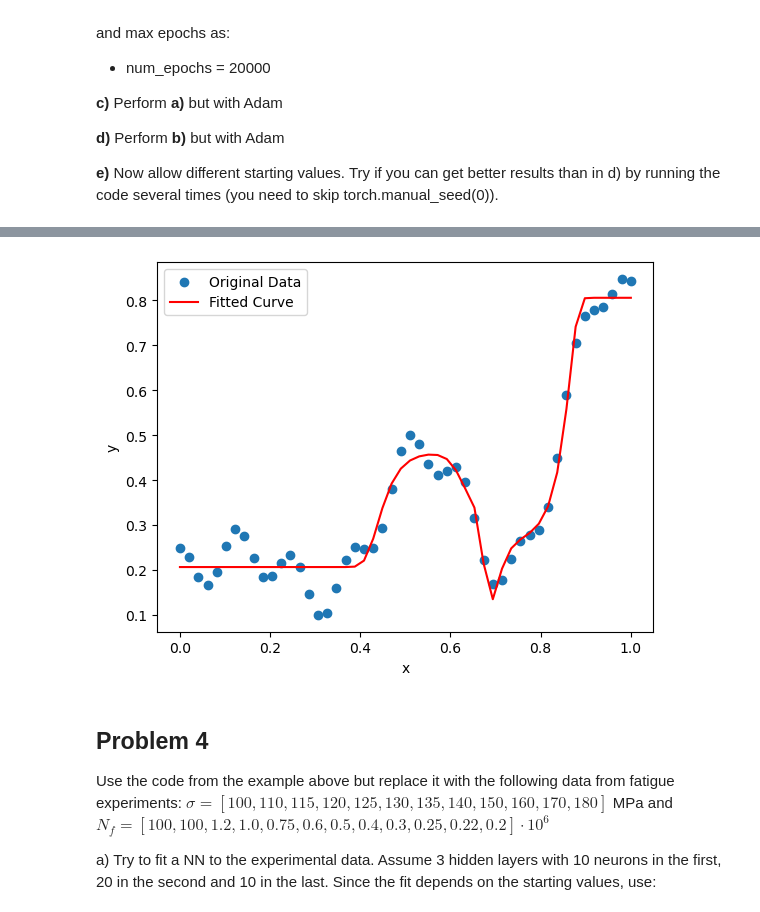
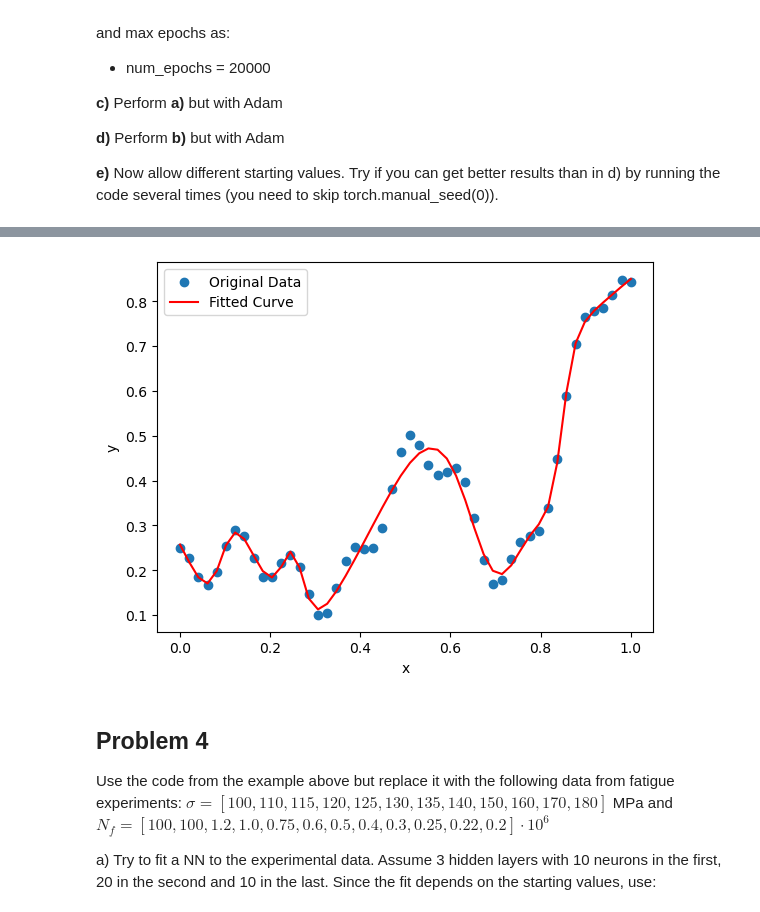
Before and after one commit to Willepq/IMS135, a Jupyter notebook: Problems/nn_problems_formulations.ipynb, the cells around one changed output, grey strips where cells are left out. Cells and saved outputs as stored; diff of their text form; code cells hidden in the pictures.

```diff
--- a/Problems/nn_problems_formulations.ipynb
+++ b/Problems/nn_problems_formulations.ipynb
@@ -177,6 +177,7 @@ def my_nn(x,y,lambda_l1,optim_alg):
             self.fc3 = nn.Linear(10, 10)
             self.fc5 = nn.Linear(10, 1)
             self.sigmoid = nn.Sigmoid()
+            self.tanh = nn.Tanh()
 
         def forward(self, x):
             x = self.sigmoid(self.fc1(x))
@@ -255,6 +256,7 @@ def my_nn(x,y,lambda_l1,optim_alg):
                 print(f"Optimizer has converged. Stopping training.")
                 break
 
+
     # Plot the original data and the fitted curve
     plt.scatter(x, y, label='Original Data')
     plt.plot(x, model(x_tensor).detach().numpy(), 'r', label='Fitted Curve')
@@ -265,7 +267,7 @@ def my_nn(x,y,lambda_l1,optim_alg):
 
     return model
 
-optim_alg='LBFGS'  #'LBFGS'
+optim_alg='Adam'  #'LBFGS'
 # Define the L1 regularization strength (lambda)
 lambda_l1 = 0  # You can adjust this value
 mymodel=my_nn(x,y,lambda_l1,optim_alg)
@@ -281,4 +295,4 @@ Optimizer has converged. Stopping training.
-[figure, old version]
+[figure, new version]
 # %% [markdown]
 ## Problem 4
 Use the code from the example above but replace it with the following data from fatigue experiments:
```
Also changed, not shown: parts of 2 cells of this notebook, 3 other files.
